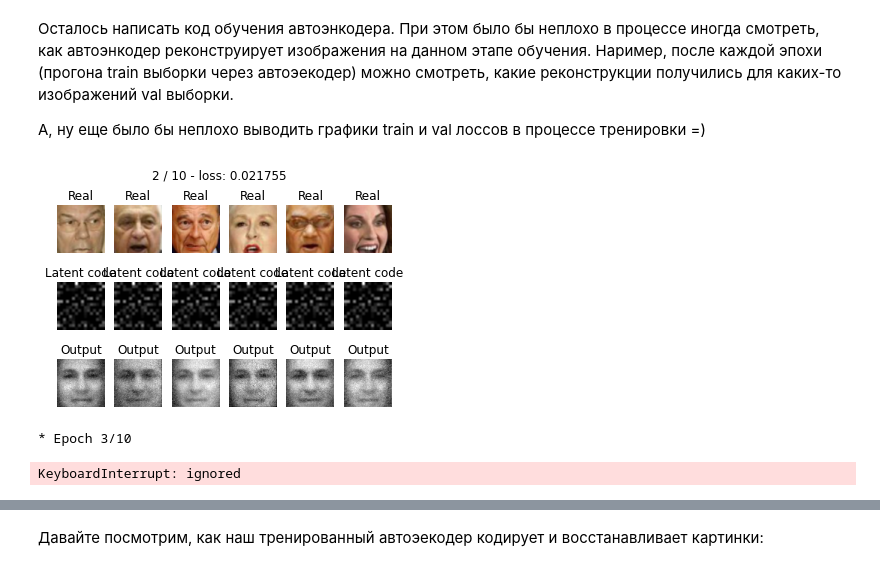
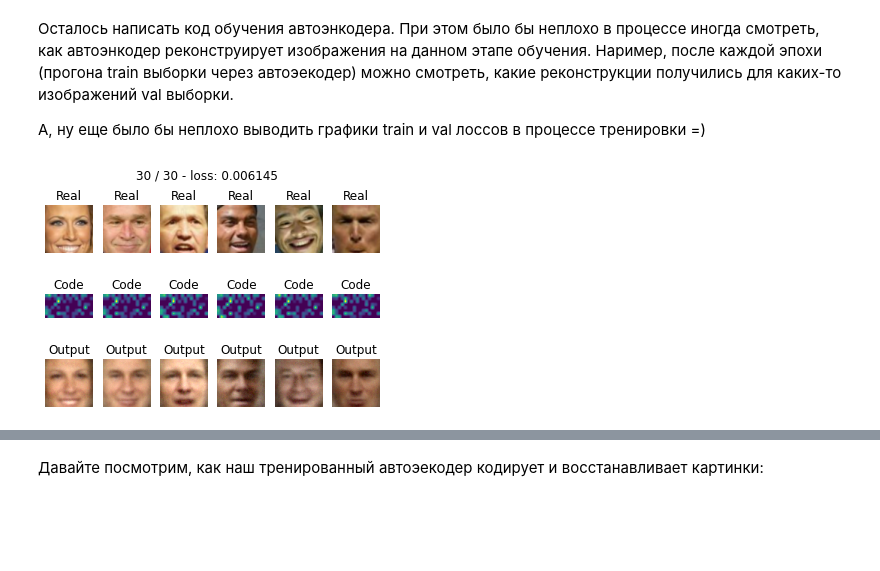
Before and after one commit to protaxY/DLS, a Jupyter notebook: [hw]autoencoders.ipynb, the cells around one changed output, grey strips where cells are left out. Drawn from its saved outputs; the diff is of its cells as text; code cells hidden in the pictures; blank space fills up the shorter version.

```diff
--- a/[hw]autoencoders.ipynb
+++ b/[hw]autoencoders.ipynb
@@ -120,7 +120,7 @@ val_loader = torch.utils.data.DataLoader(torch.Tensor(val_data.transpose(0, 3, 1
 
 ^ напомню, что автоэнкодер выглядит вот так
 # %%
-dim_code = 64 # выберите размер латентного вектора
+dim_code = 128 # выберите размер латентного вектора
 # %% [markdown]
 Реализуем autoencoder. Архитектуру (conv, fully-connected, ReLu, etc) можете выбирать сами. Экспериментируйте!
 # %%
@@ -228,7 +228,7 @@ def train(model, opt, loss_fn, epochs, data_tr, data_val):
 
     reconstruction = reconstruction.cpu().detach().numpy()
     latent_code = latent_code.cpu().detach().numpy() # detach and put into cpu
-    latent_code = latent_code.reshape((32, 16, 16))
+    latent_code = latent_code.reshape((32, 8, 16))
 
     # Visualize tools
     clear_output(wait=True)
@@ -240,11 +240,11 @@ def train(model, opt, loss_fn, epochs, data_tr, data_val):
 
       plt.subplot(3, 6, k+7)
       plt.imshow(latent_code[k])
-      plt.title('Latent code')
+      plt.title('Code')
       plt.axis('off')
 
       plt.subplot(3, 6, k+13)
-      plt.imshow(reconstruction[k, 0])
+      plt.imshow(np.rollaxis(np.clip(reconstruction[k], 0, 1), 0, 3))
       plt.title('Output')
       plt.axis('off')
     plt.suptitle('%d / %d - loss: %f' % (epoch+1, epochs, avg_loss))
@@ -253,14 +253,12 @@ def train(model, opt, loss_fn, epochs, data_tr, data_val):
   return train_loss_history, val_loss_history
 # %%
 criterion = nn.MSELoss() # <loss>
-autoencoder = Autoencoder()
+autoencoder = Autoencoder().to(device)
 optimizer = torch.optim.Adam(autoencoder.parameters(), lr=1e-4) # <Ваш любимый оптимизатор>
 
-train_loss_history, val_loss_history = train(autoencoder, optimizer, criterion, 10, train_loader, val_loader)
+train_loss_history, val_loss_history = train(autoencoder, optimizer, criterion, 30, train_loader, val_loader)
 # %% [output]
-[figure, old version]
+[figure, new version]
-* Epoch 3/10
-KeyboardInterrupt: ignored
 # %%
 fig,ax = plt.subplots(1,1, sharey=True, figsize=(7,5))
 
```
Also changed, not shown: parts of 14 cells of this notebook.
